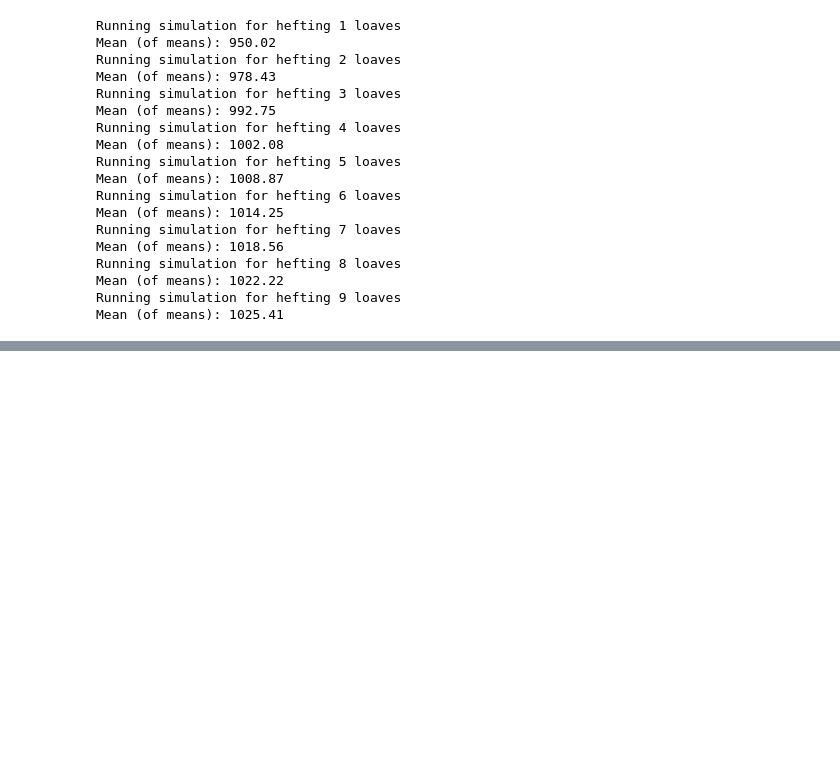
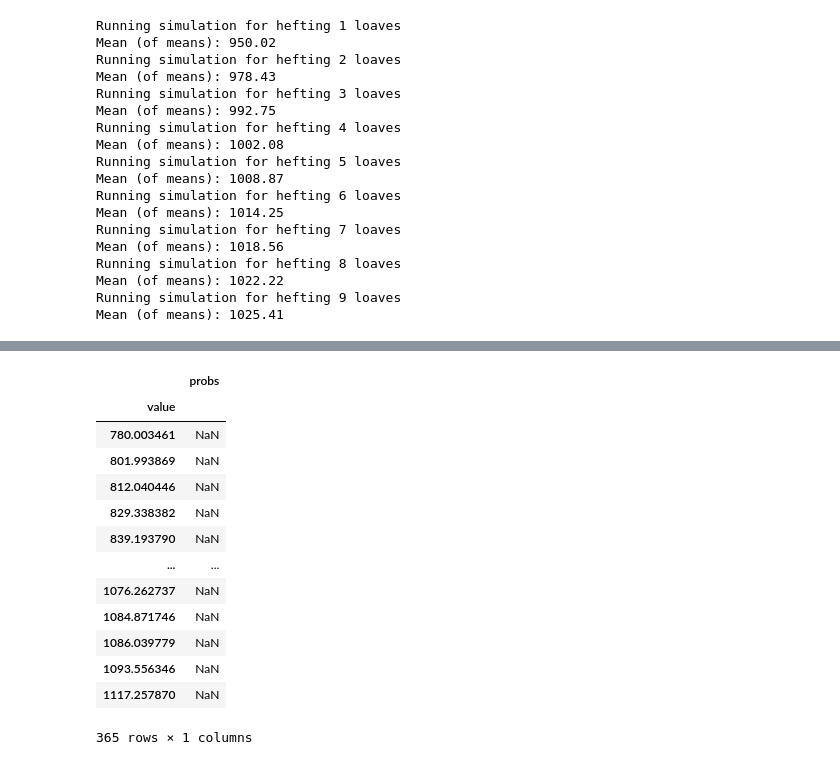
Before and after one commit to dwanneruchi/think_bayes_notes, a Jupyter notebook: exercises/ch07.ipynb, the cells around one changed output, grey strips where cells are left out. Saved outputs shown, nothing was run; the diff lists cells and outputs as text; code cells hidden in the pictures; blank space fills up the shorter version.

```diff
--- a/exercises/ch07.ipynb
+++ b/exercises/ch07.ipynb
@@ -404,0 +396,19 @@ new_df[np.round(new_df.max_prob,2) <= 0.5]
+# %%
+# unable to figure out how to pass in the qs and ps values
+# Seems like this should work for Cdf?
+Cdf(new_df.max_prob, index = new_df.value)
+# %% [output]
+|  | probs |
+| value |  |
+| 780.003461 | NaN |
+| 801.993869 | NaN |
+| 812.040446 | NaN |
+| 829.338382 | NaN |
+| 839.193790 | NaN |
+| ... | ... |
+| 1076.262737 | NaN |
+| 1084.871746 | NaN |
+| 1086.039779 | NaN |
+| 1093.556346 | NaN |
+| 1117.257870 | NaN |
+365 rows × 1 columns
```
Also changed, not shown: parts of 14 cells of this notebook.
